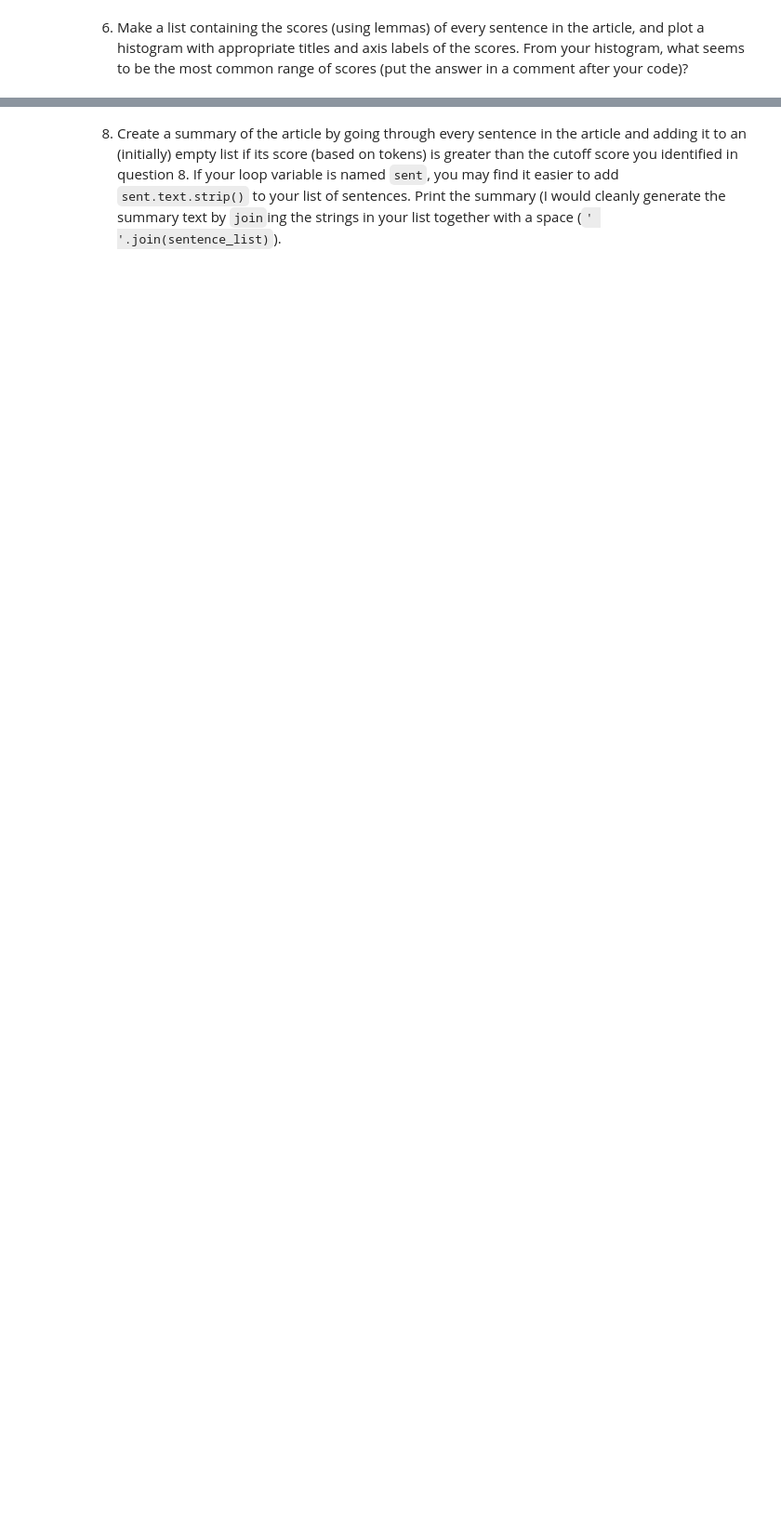
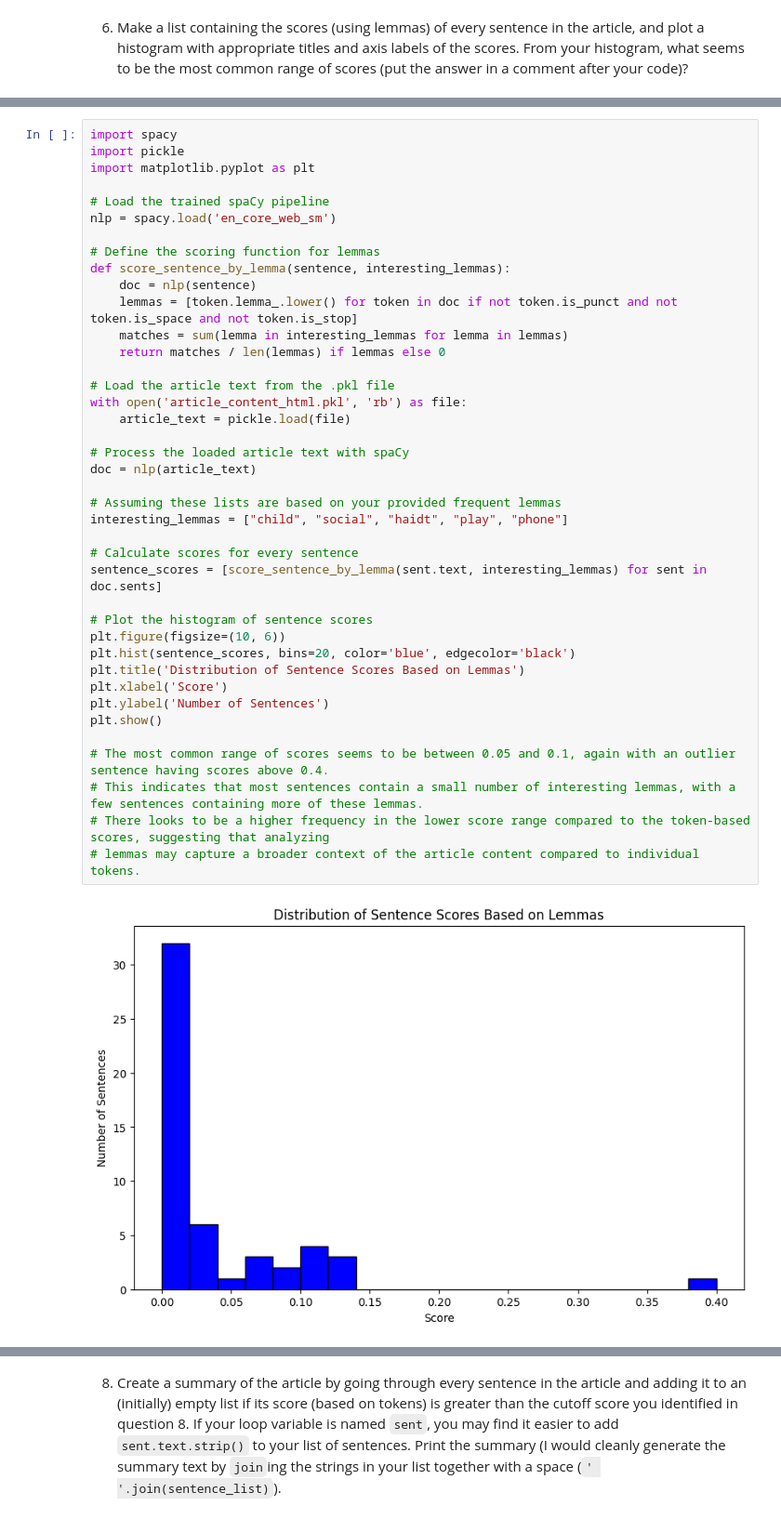
Before and after one commit to dgraves4/article-summarizer, a Jupyter notebook: article-summarizer.ipynb, the cells around one changed output, grey strips where cells are left out. Shown at 93% size. Saved outputs shown, nothing was run; the diff lists cells and outputs as text; blank space fills up the shorter version.

```diff
--- a/article-summarizer.ipynb
+++ b/article-summarizer.ipynb
@@ -299,0 +320,42 @@ plt.show()
+# %%
+import spacy
+import pickle
+import matplotlib.pyplot as plt
+
+# Load the trained spaCy pipeline
+nlp = spacy.load('en_core_web_sm')
+
+# Define the scoring function for lemmas
+def score_sentence_by_lemma(sentence, interesting_lemmas):
+    doc = nlp(sentence)
+    lemmas = [token.lemma_.lower() for token in doc if not token.is_punct and not token.is_space and not token.is_stop]
+    matches = sum(lemma in interesting_lemmas for lemma in lemmas)
+    return matches / len(lemmas) if lemmas else 0
+
+# Load the article text from the .pkl file
+with open('article_content_html.pkl', 'rb') as file:
+    article_text = pickle.load(file)
+
+# Process the loaded article text with spaCy
+doc = nlp(article_text)
+
+# Assuming these lists are based on your provided frequent lemmas
+interesting_lemmas = ["child", "social", "haidt", "play", "phone"]
+
+# Calculate scores for every sentence
+sentence_scores = [score_sentence_by_lemma(sent.text, interesting_lemmas) for sent in doc.sents]
+
+# Plot the histogram of sentence scores
+plt.figure(figsize=(10, 6))
+plt.hist(sentence_scores, bins=20, color='blue', edgecolor='black')
+plt.title('Distribution of Sentence Scores Based on Lemmas')
+plt.xlabel('Score')
+plt.ylabel('Number of Sentences')
+plt.show()
+
+# The most common range of scores seems to be between 0.05 and 0.1, again with an outlier sentence having scores above 0.4.
+# This indicates that most sentences contain a small number of interesting lemmas, with a few sentences containing more of these lemmas.
+# There looks to be a higher frequency in the lower score range compared to the token-based scores, suggesting that analyzing
+# lemmas may capture a broader context of the article content compared to individual tokens.
+# %% [output]
+[figure, added]
```
Also changed, not shown: parts of 30 cells of this notebook.
